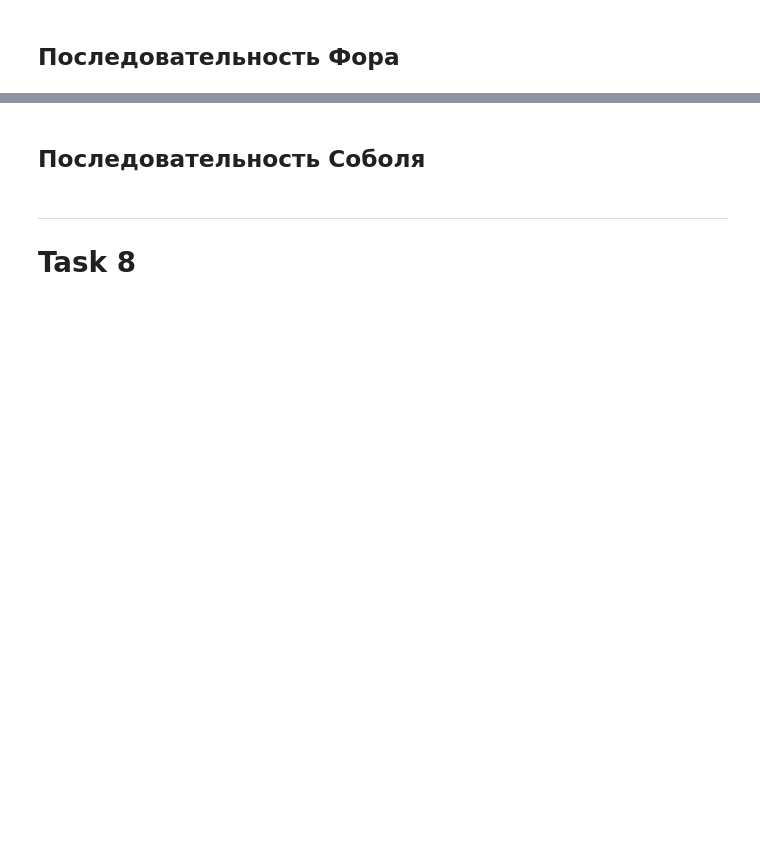
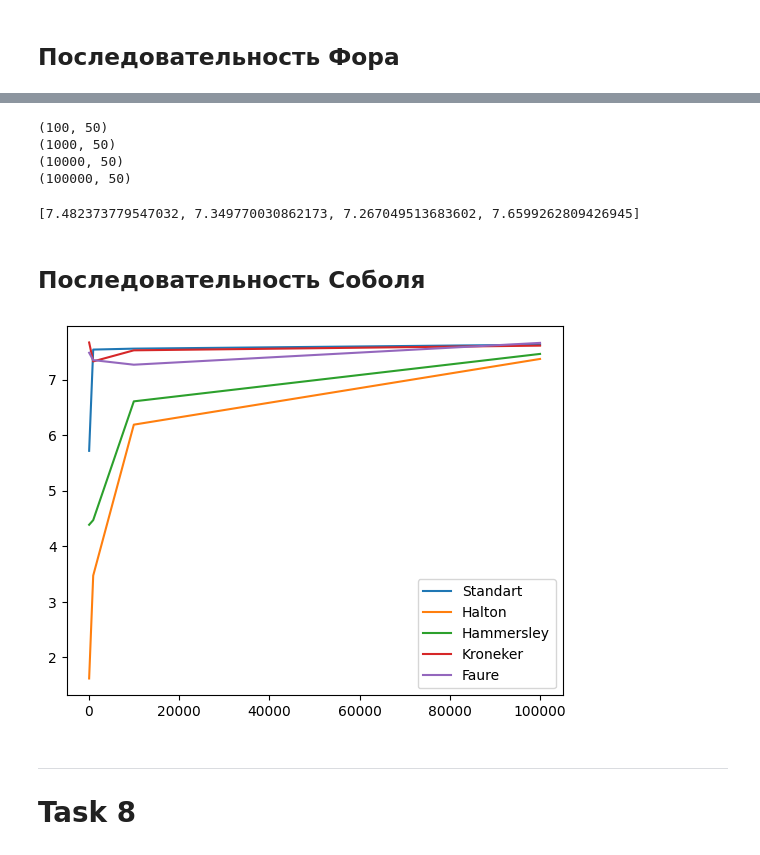
Before and after one commit to Kasymkhankhubiyev/Sirius-Uni, a Jupyter notebook: CompMethods/code/MonteCarloMethods.ipynb, the cells around one changed output, grey strips where cells are left out. Saved outputs shown, nothing was run; the diff lists cells and outputs as text; code cells hidden in the pictures; blank space fills up the shorter version.

Commit message:
passed faure and sphere

```diff
--- a/CompMethods/code/MonteCarloMethods.ipynb
+++ b/CompMethods/code/MonteCarloMethods.ipynb
@@ -868,7 +883,7 @@ def generate_Kroneker_sequence(dims: int, N: int, a=None):
             output.append(generate_Kroneker_sequence(1, N, _a))
         return np.array(output).T
 # %%
-def generate_kroneker_paths(S0=50, K=55, r=0.12, sigma_0=0.1, steps=100, N=10**5, k=4, theta=0.03, xi=0.9):
+def generate_kroneker_paths(S0=50, K=55, r=0.12, sigma_0=0.1, steps=100, N=10**5):
 
     dt = (1/steps)
 
@@ -909,7 +919,7 @@ Ns = [10**2, 10**3, 10**4, 10**5]
 payoffs_kroneker = []
 
 for N in Ns:
-    payoffs_kroneker.append(generate_kroneker_paths(S0, K, r, sigma_0, steps, N, k, theta, xi))
+    payoffs_kroneker.append(generate_kroneker_paths(S0, K, r, sigma_0, steps, N))
 # print(payoff_vol)
 # %% [output]
 (100, 100)
@@ -922,3 +932,16 @@ payoffs_kroneker
 [7.667155181446503, 7.326215923721271, 7.525883480373338, 7.610415856910809]
 # %% [markdown]
 ## Последовательность Фора
+# %%
+def faure_matrix_generator(r, i):
+    """
+        generates rxr faure matrix
+    """
+    c = np.ones((r, r))
+    for m in range(1, r):
+        c[m, m] = 1
+        c[0, m] = i * c[0, m-1]
+    for n in range(1, r):
+        for m in range(1, n-1):
+            c[m, n] = c[m-1, n-1] + i * c[m, n-1]
+    return c
@@ -925,2 +1039,24 @@ payoffs_kroneker
+# %%
+S0 = 50
+sigma_0 = 0.1
+r=0.12
+K = 55
+N = 10**5
+steps = 50
+
+Ns = [10**2, 10**3, 10**4, 10**5]
+payoffs_faure = []
+
+for N in Ns:
+    payoffs_faure.append(generate_Faure_paths(S0, K, r, sigma_0, steps, N))
+# %% [output]
+(100, 50)
+(1000, 50)
+(10000, 50)
+(100000, 50)
+# %%
+payoffs_faure
+# %% [output]
+[7.482373779547032, 7.349770030862173, 7.267049513683602, 7.6599262809426945]
 # %% [markdown]
 ## Последовательность Соболя
@@ -929,3 +1066,14 @@ plt.plot(Ns, payoffs_standart, label)
+# %%
+plt.plot(Ns, payoffs_standart, label='Standart')
+plt.plot(Ns, payoffs_halton, label='Halton')
+plt.plot(Ns, payoffs_hammersley, label='Hammersley')
+plt.plot(Ns, payoffs_kroneker, label='Kroneker')
+plt.plot(Ns, payoffs_faure, label='Faure')
+
+plt.legend()
+plt.show()
+# %% [output]
+[figure, added]
 # %% [markdown]
 ---
 # Task 8
```
Also changed, not shown: parts of 27 cells of this notebook.
